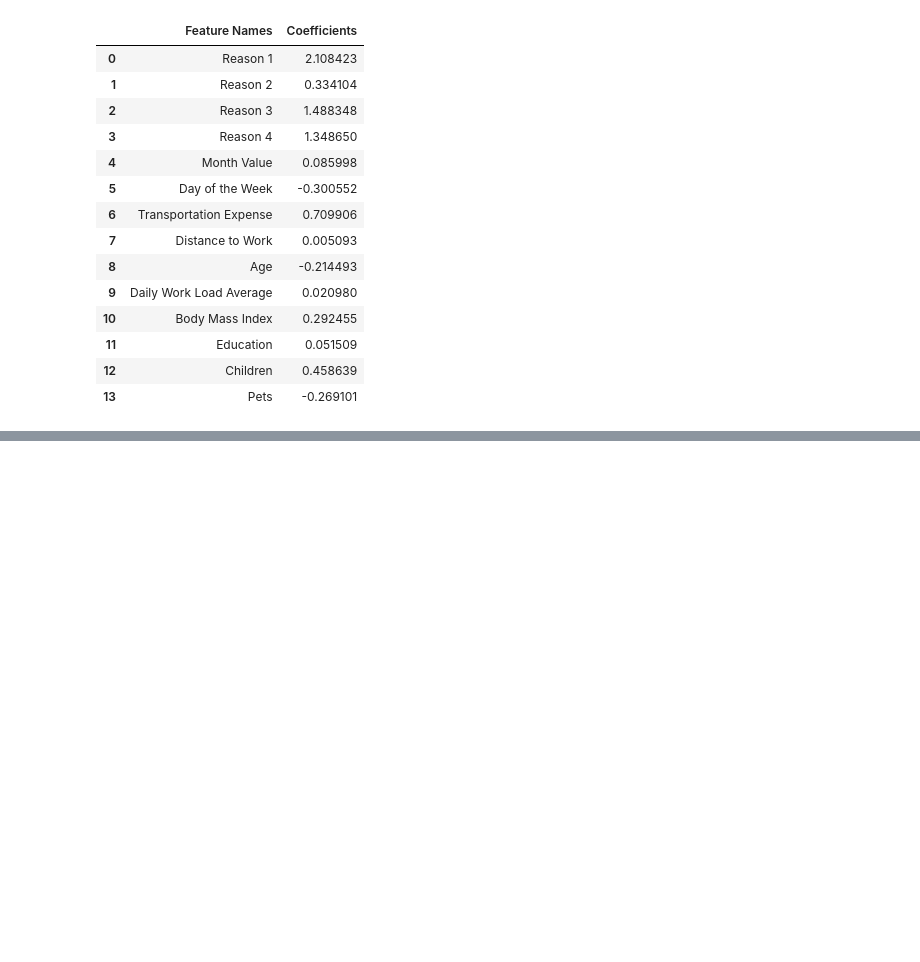
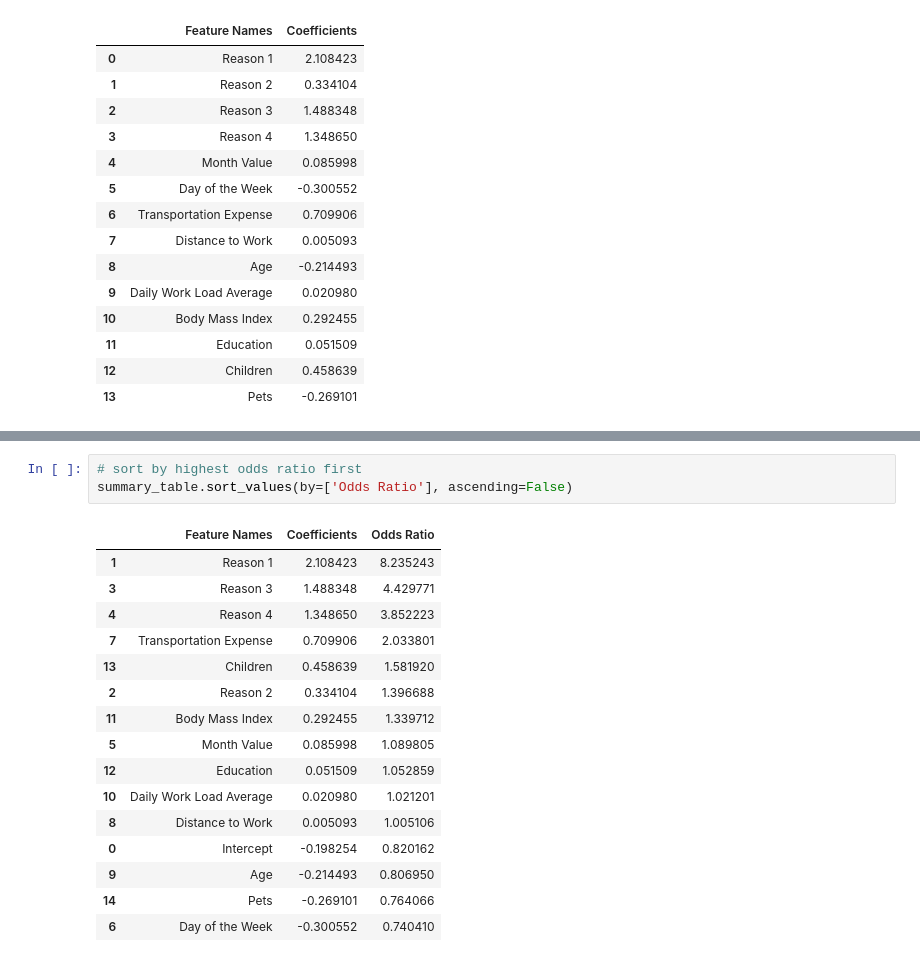
Before and after one commit to Rafsan7238/Data-Science_Udemy, a Jupyter notebook: Exercise/Final Project_Absenteeism/ML Model/logistic regression.ipynb, the cells around one changed output, grey strips where cells are left out. Cells and saved outputs as stored; diff of their text form; blank space fills up the shorter version.

```diff
--- a/Exercise/Final Project_Absenteeism/ML Model/logistic regression.ipynb
+++ b/Exercise/Final Project_Absenteeism/ML Model/logistic regression.ipynb
@@ -307,0 +337,20 @@ summary_table
+# %%
+# sort by highest odds ratio first
+summary_table.sort_values(by=['Odds Ratio'], ascending=False)
+# %% [output]
+|  | Feature Names | Coefficients | Odds Ratio |
+| 1 | Reason 1 | 2.108423 | 8.235243 |
+| 3 | Reason 3 | 1.488348 | 4.429771 |
+| 4 | Reason 4 | 1.348650 | 3.852223 |
+| 7 | Transportation Expense | 0.709906 | 2.033801 |
+| 13 | Children | 0.458639 | 1.581920 |
+| 2 | Reason 2 | 0.334104 | 1.396688 |
+| 11 | Body Mass Index | 0.292455 | 1.339712 |
+| 5 | Month Value | 0.085998 | 1.089805 |
+| 12 | Education | 0.051509 | 1.052859 |
+| 10 | Daily Work Load Average | 0.020980 | 1.021201 |
+| 8 | Distance to Work | 0.005093 | 1.005106 |
+| 0 | Intercept | -0.198254 | 0.820162 |
+| 9 | Age | -0.214493 | 0.806950 |
+| 14 | Pets | -0.269101 | 0.764066 |
+| 6 | Day of the Week | -0.300552 | 0.740410 |
```
Also changed, not shown: parts of 6 cells of this notebook.
